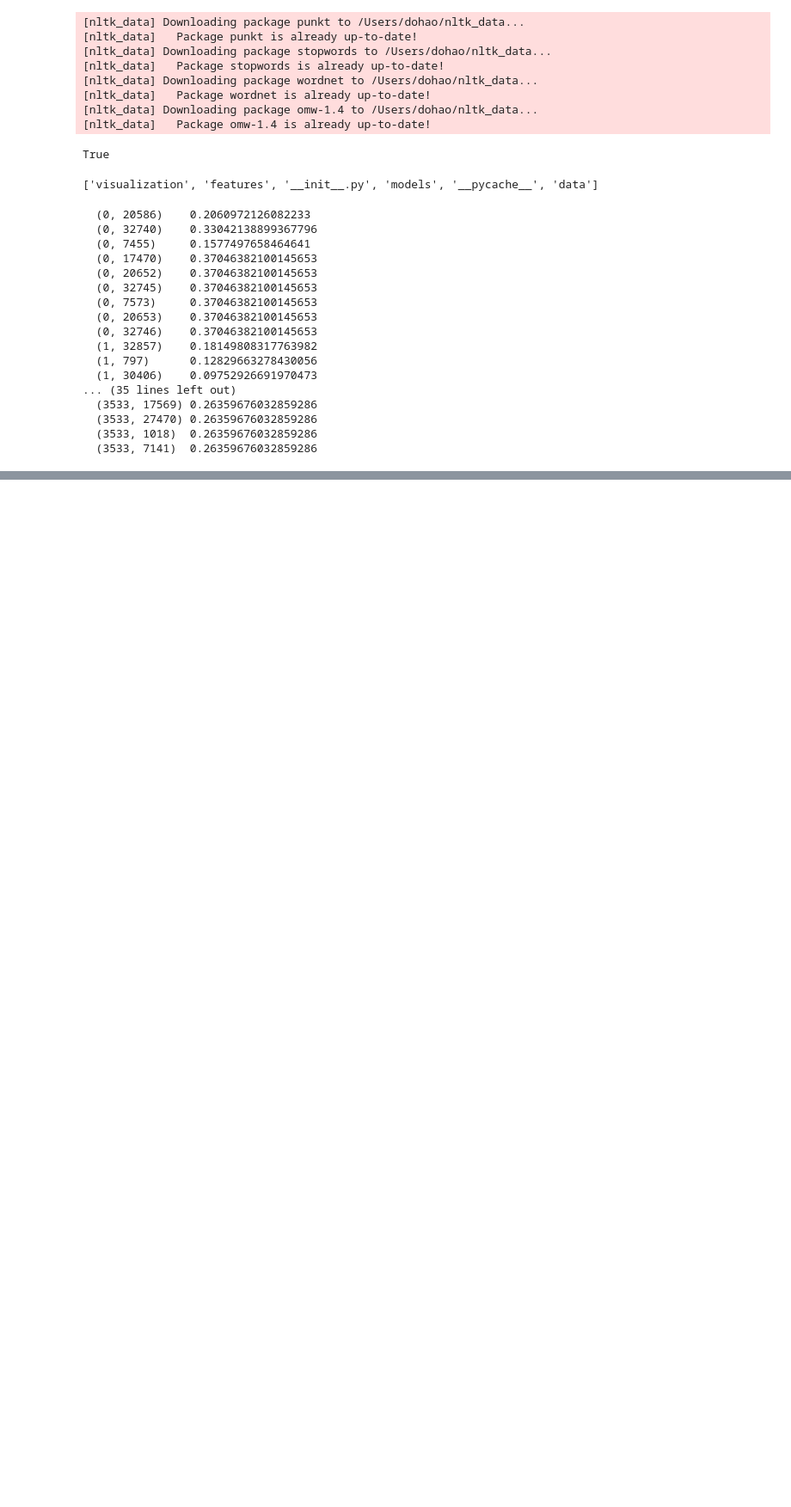
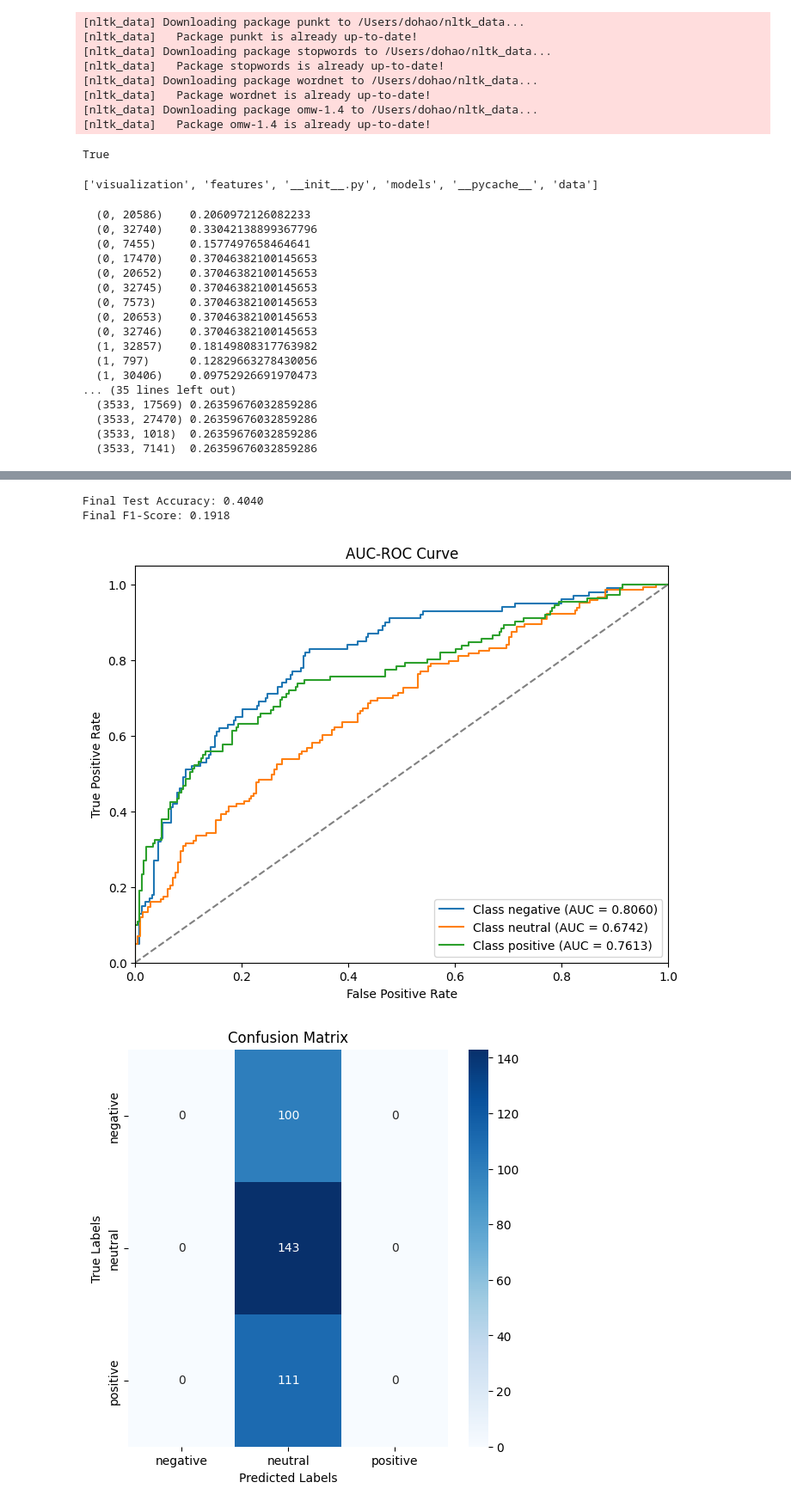
Before and after one commit to quochieu586/ML_capybara, a Jupyter notebook: src/models/MLP model/MLP_model.ipynb, the cells around one changed output, grey strips where cells are left out. Shown: that part at 86% size. Saved outputs shown, nothing was run; the diff lists cells and outputs as text; code cells hidden in the pictures; blank space fills up the shorter version.

Commit message:
feat: visualization update for auc-roc, f1 score and confusion matrix

```diff
--- a/src/models/MLP model/MLP_model.ipynb
+++ b/src/models/MLP model/MLP_model.ipynb
@@ -289,0 +227,31 @@ Final AUC-ROC: 0.7610
+# %%
+from sklearn.metrics import accuracy_score
+
+# Final Evaluation on Test Set
+best_model.eval()
+with torch.no_grad():
+    test_outputs = best_model(X_test_tensor)
+    _, predicted_test = torch.max(test_outputs, 1)
+
+    # Convert outputs to numpy arrays
+    y_test_numpy = y_test_tensor.numpy()
+    predicted_test_numpy = predicted_test.numpy()
+    y_pred_probs_numpy = torch.softmax(test_outputs, dim=1).numpy()  # Convert logits to probabilities
+
+    # Compute accuracy
+    test_accuracy = accuracy_score(y_test_numpy, predicted_test_numpy)
+    print(f"\nFinal Test Accuracy: {test_accuracy:.4f}")
+
+    # Compute F1-Score
+    f1_score_value = visualize.compute_f1_score(y_test_numpy, predicted_test_numpy)
+
+    # Plot AUC-ROC Curve
+    visualize.plot_roc_auc(y_test_numpy, y_pred_probs_numpy, label_encoder.classes_)
+
+    # Plot Confusion Matrix
+    visualize.plot_confusion_matrix(y_test_numpy, predicted_test_numpy, label_encoder.classes_)
+# %% [output]
+Final Test Accuracy: 0.4040
+Final F1-Score: 0.1918
+[figure, added]
+[figure, added]
```
Also changed, not shown: parts of 4 cells of this notebook, 1 other file.
